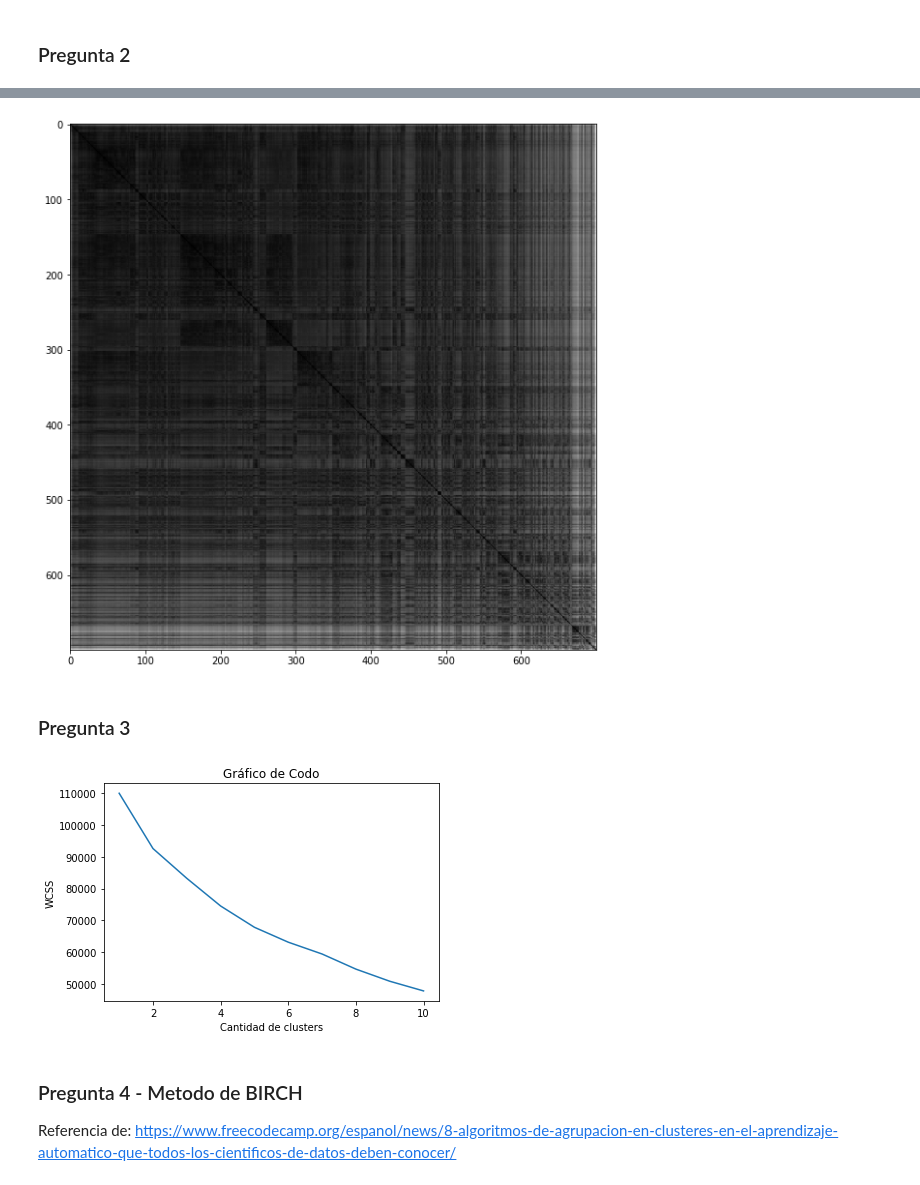
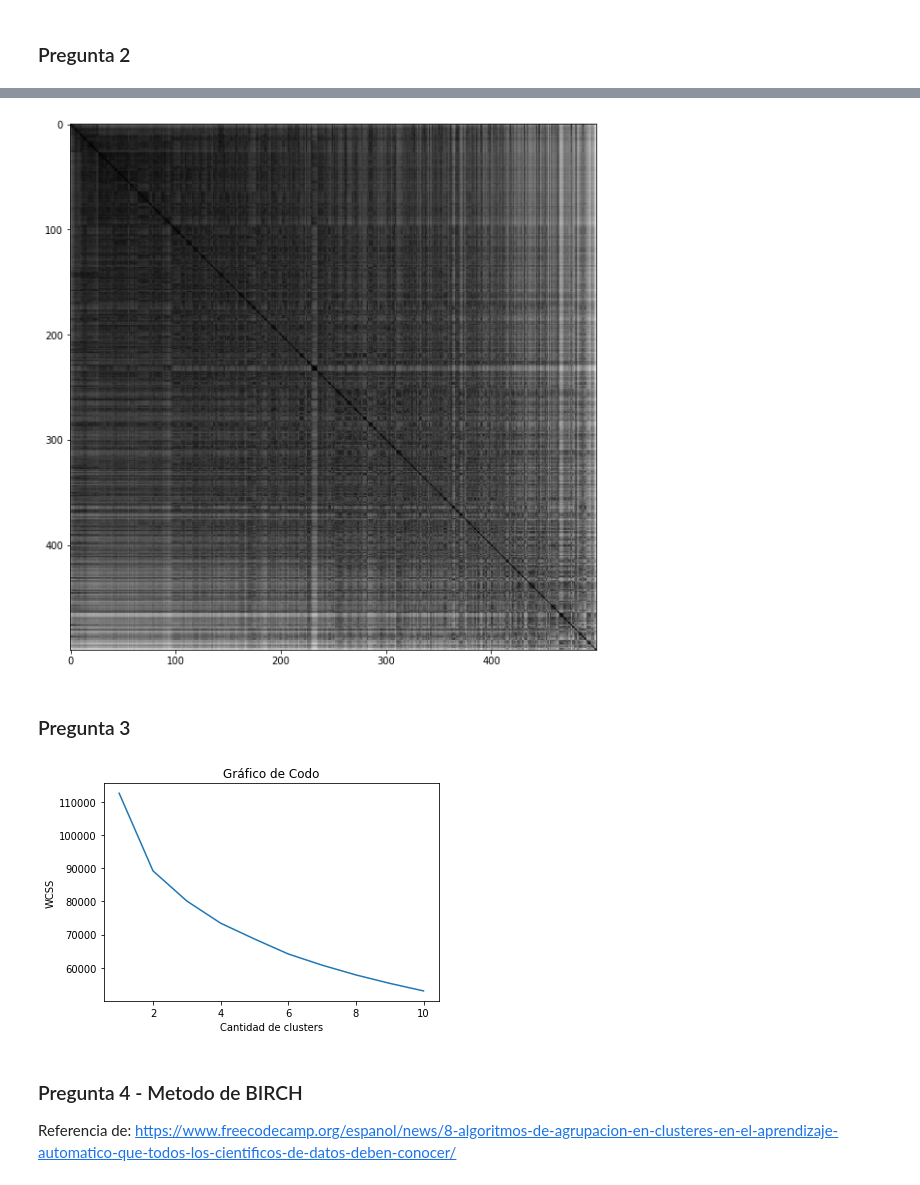
Before and after one commit to andreamalin/HDT2_Mineria, a Jupyter notebook: hdt2.ipynb, the cells around one changed output, grey strips where cells are left out. Drawn from its saved outputs; the diff is of its cells as text; code cells hidden in the pictures.

```diff
--- a/hdt2.ipynb
+++ b/hdt2.ipynb
@@ -64,7 +64,7 @@ print(normalized_variables)
 ### Pregunta 2
 # %%
 random.seed(123)
-X_scale=sklearn.preprocessing.scale(normalized_variables)
+X_scale=sklearn.preprocessing.scale(variables)
 
-pyclustertend.hopkins(normalized_variables, len(normalized_variables))
+pyclustertend.hopkins(X_scale, len(X_scale))
 # %% [output]
@@ -78,7 +78,7 @@ pyclustertend.vat(variables[:700])
 # %%
-pyclustertend.vat(X_scale[:700])
+pyclustertend.vat(X_scale[:500])
 # %% [output]
-[figure, old version]
+[figure, new version]
 # %% [markdown]
 ### Pregunta 3
 # %%
@@ -100,7 +100,7 @@ plt.ylabel("WCSS")
 plt.title("Gráfico de Codo")
 plt.show()
 # %% [output]
-[figure, old version]
+[figure, new version]
 # %% [markdown]
 ### Pregunta 4 - Metodo de BIRCH
 Referencia de: https://www.freecodecamp.org/espanol/news/8-algoritmos-de-agrupacion-en-clusteres-en-el-aprendizaje-automatico-que-todos-los-cientificos-de-datos-deben-conocer/
```
Also changed, not shown: parts of 5 cells of this notebook.
